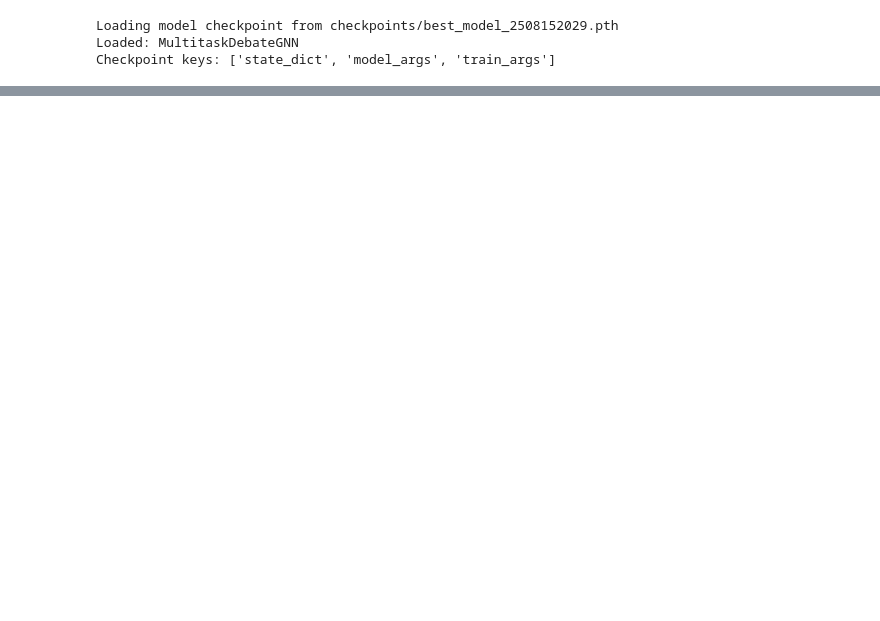
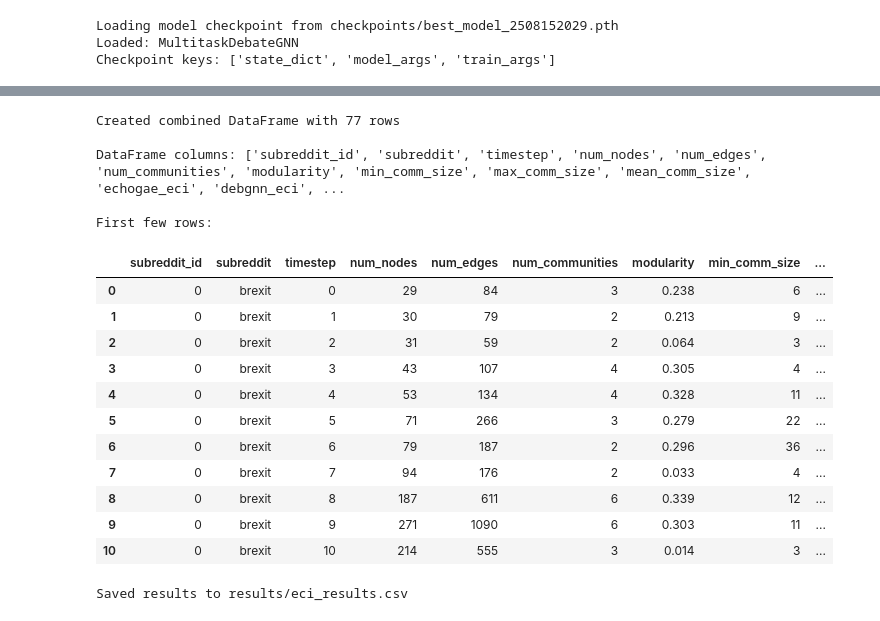
Before and after one commit to dutchmilkk/ecs_msc_project, a Jupyter notebook: ecs.ipynb, the cells around one changed output, grey strips where cells are left out. Saved outputs shown, nothing was run; the diff lists cells and outputs as text; code cells hidden in the pictures; blank space fills up the shorter version.

```diff
--- a/ecs.ipynb
+++ b/ecs.ipynb
@@ -345,0 +509,76 @@ assert pyg_graphs[0].node_map.keys() == community_result.labels_name_dict[0][0].
+# %%
+import pandas as pd
+
+# Create a combined DataFrame from community info
+combined_data = []
+
+for subreddit_id, timesteps in processed_dict.items():
+    for timestep, data in timesteps.items():
+        community_info = data['community_info']
+
+        # Create a row with all the community information
+        row = {
+            'subreddit_id': subreddit_id,
+            'subreddit': community_info['subreddit'],
+            'timestep': timestep,
+            'num_nodes': community_info['num_nodes'],
+            'num_edges': community_info['num_edges'],
+            'num_communities': community_info['num_communities'],
+            'modularity': round(community_info['modularity'], 3) if community_info['modularity'] is not None else None,
+            'min_comm_size': community_info['min_comm_size'],
+            'max_comm_size': community_info['max_comm_size'],
+            'mean_comm_size': round(community_info['mean_comm_size'], 1),
+            'echogae_eci': round(data['echogae_eci'], 3),
+            'debgnn_eci': round(data['debgnn_eci'], 3),
+            # Convert numpy arrays to Python lists with native types
+            'comm_sizes': [int(size) for size in community_info['comm_sizes']],
+            'echogae_comm_eci': [round(float(eci), 3) for eci in data['echogae_comm_eci']],
+            'debgnn_comm_eci': [round(float(eci), 3) for eci in data['debgnn_comm_eci']]
+        }
+
+        combined_data.append(row)
+
+# Create DataFrame
+eci_df = pd.DataFrame(combined_data)
+
+# Add delta columns for ECI changes between timesteps
+eci_df = eci_df.sort_values(['subreddit_id', 'timestep']).reset_index(drop=True)
+
+# Calculate deltas within each subreddit group
+eci_df['delta_echogae_eci'] = eci_df.groupby('subreddit_id')['echogae_eci'].diff()
+eci_df['delta_debgnn_eci'] = eci_df.groupby('subreddit_id')['debgnn_eci'].diff()
+
+# Round the delta values to 3 decimal places
+eci_df['delta_echogae_eci'] = eci_df['delta_echogae_eci'].round(4)
+eci_df['delta_debgnn_eci'] = eci_df['delta_debgnn_eci'].round(4)
+
+# Sort by subreddit and timestep
+eci_df = eci_df.sort_values(['subreddit_id', 'timestep']).reset_index(drop=True)
+
+print(f"Created combined DataFrame with {len(eci_df)} rows")
+print("\nDataFrame columns:", list(eci_df.columns))
+print("\nFirst few rows:")
+display(eci_df.head(11))
+
+# Save results to csv
+eci_df.to_csv('results/eci_results.csv', index=False)
+print("Saved results to results/eci_results.csv")
+# %% [output]
+Created combined DataFrame with 77 rows
+
+DataFrame columns: ['subreddit_id', 'subreddit', 'timestep', 'num_nodes', 'num_edges', 'num_communities', 'modularity', 'min_comm_size', 'max_comm_size', 'mean_comm_size', 'echogae_eci', 'debgnn_eci', ...
+
+First few rows:
+|  | subreddit_id | subreddit | timestep | num_nodes | num_edges | num_communities | modularity | min_comm_size | ... |
+| 0 | 0 | brexit | 0 | 29 | 84 | 3 | 0.238 | 6 | ... |
+| 1 | 0 | brexit | 1 | 30 | 79 | 2 | 0.213 | 9 | ... |
+| 2 | 0 | brexit | 2 | 31 | 59 | 2 | 0.064 | 3 | ... |
+| 3 | 0 | brexit | 3 | 43 | 107 | 4 | 0.305 | 4 | ... |
+| 4 | 0 | brexit | 4 | 53 | 134 | 4 | 0.328 | 11 | ... |
+| 5 | 0 | brexit | 5 | 71 | 266 | 3 | 0.279 | 22 | ... |
+| 6 | 0 | brexit | 6 | 79 | 187 | 2 | 0.296 | 36 | ... |
+| 7 | 0 | brexit | 7 | 94 | 176 | 2 | 0.033 | 4 | ... |
+| 8 | 0 | brexit | 8 | 187 | 611 | 6 | 0.339 | 12 | ... |
+| 9 | 0 | brexit | 9 | 271 | 1090 | 6 | 0.303 | 11 | ... |
+| 10 | 0 | brexit | 10 | 214 | 555 | 3 | 0.014 | 3 | ... |
+Saved results to results/eci_results.csv
```
Also changed, not shown: parts of 15 cells of this notebook.
